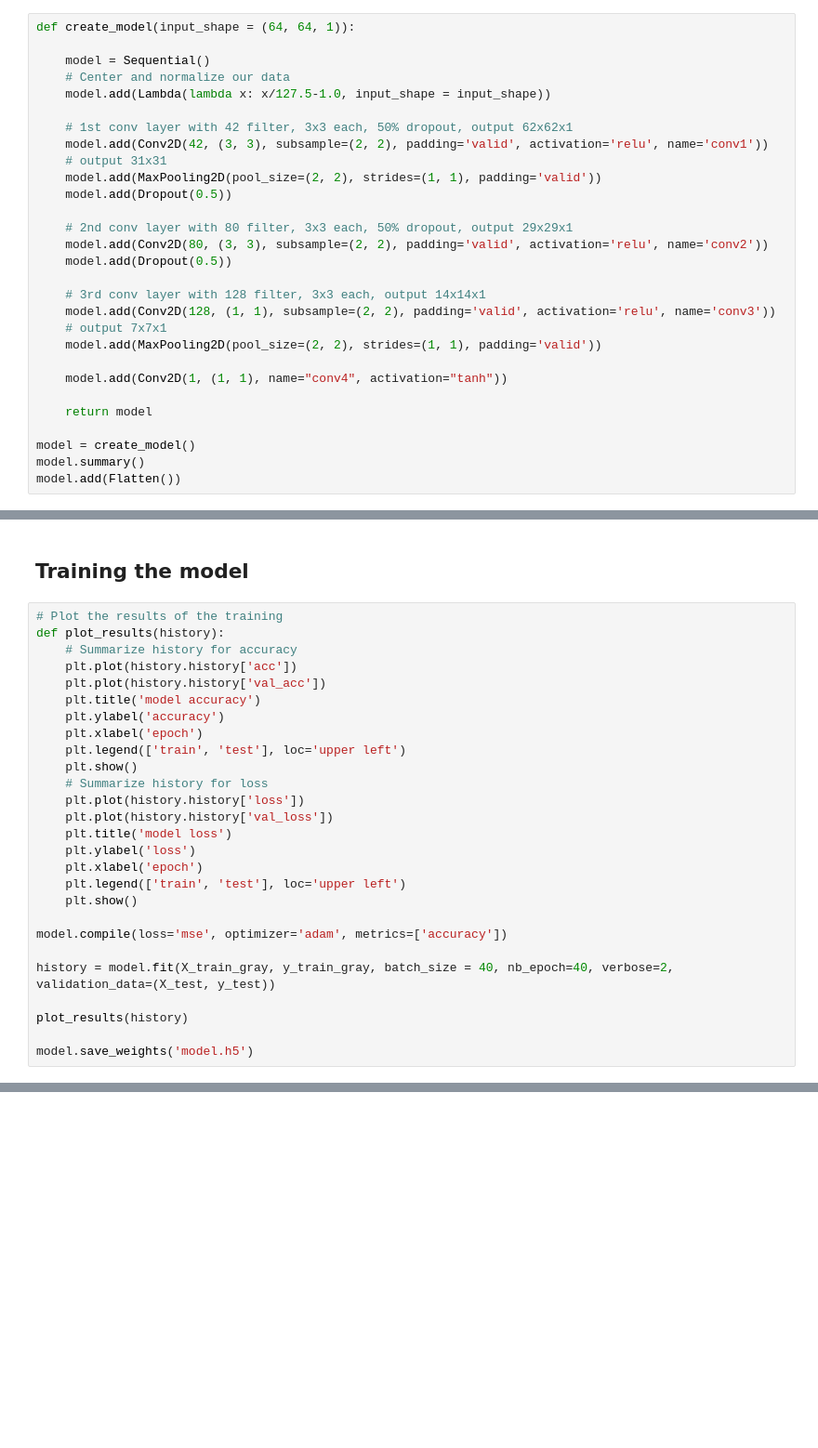
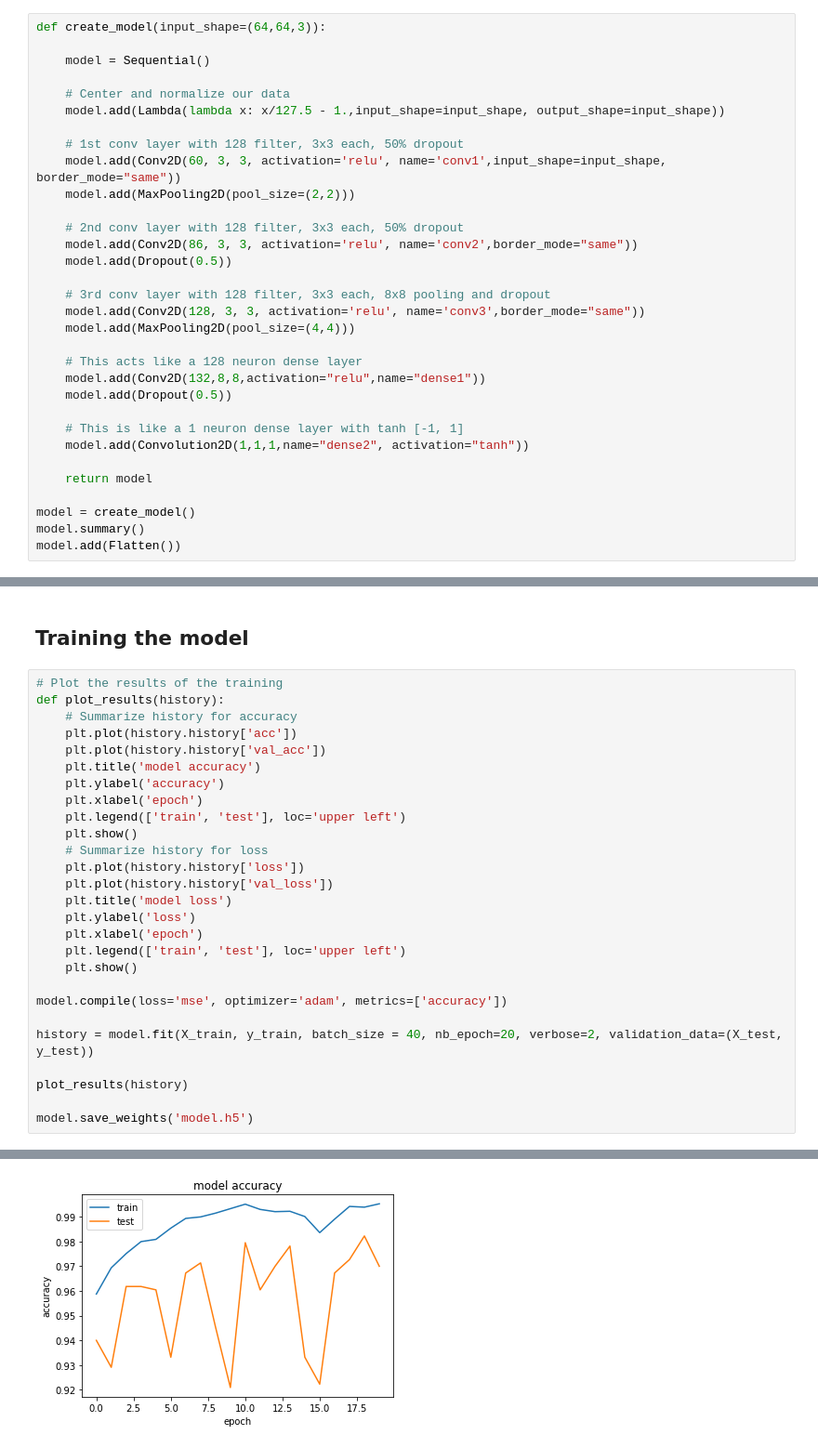
Before and after one commit to gusgad/vehicle-detection, a Jupyter notebook: vehicle_detection.ipynb, the cells around one changed output, grey strips where cells are left out. Shown at 93% size. Cells and saved outputs as stored; diff of their text form; blank space fills up the shorter version.

Commit message:
Find heat boxes, retrain the network to cut off the flatten layer

```diff
--- a/vehicle_detection.ipynb
+++ b/vehicle_detection.ipynb
@@ -134,28 +114,31 @@ NameError: name 'X_train' is not defined
 # %% [markdown]
 ## Building the CNN model
 # %%
-def create_model(input_shape = (64, 64, 1)):
+def create_model(input_shape=(64,64,3)):
 
     model = Sequential()
+
     # Center and normalize our data
-    model.add(Lambda(lambda x: x/127.5-1.0, input_shape = input_shape))
+    model.add(Lambda(lambda x: x/127.5 - 1.,input_shape=input_shape, output_shape=input_shape))
 
-    # 1st conv layer with 42 filter, 3x3 each, 50% dropout, output 62x62x1
-    model.add(Conv2D(42, (3, 3), subsample=(2, 2), padding='valid', activation='relu', name='conv1'))
-    # output 31x31
-    model.add(MaxPooling2D(pool_size=(2, 2), strides=(1, 1), padding='valid'))
+    # 1st conv layer with 128 filter, 3x3 each, 50% dropout
+    model.add(Conv2D(60, 3, 3, activation='relu', name='conv1',input_shape=input_shape, border_mode="same"))
+    model.add(MaxPooling2D(pool_size=(2,2)))
+
+    # 2nd conv layer with 128 filter, 3x3 each, 50% dropout
+    model.add(Conv2D(86, 3, 3, activation='relu', name='conv2',border_mode="same"))
     model.add(Dropout(0.5))
 
-    # 2nd conv layer with 80 filter, 3x3 each, 50% dropout, output 29x29x1
-    model.add(Conv2D(80, (3, 3), subsample=(2, 2), padding='valid', activation='relu', name='conv2'))
+    # 3rd conv layer with 128 filter, 3x3 each, 8x8 pooling and dropout
+    model.add(Conv2D(128, 3, 3, activation='relu', name='conv3',border_mode="same"))
+    model.add(MaxPooling2D(pool_size=(4,4)))
+
+    # This acts like a 128 neuron dense layer
+    model.add(Conv2D(132,8,8,activation="relu",name="dense1"))
     model.add(Dropout(0.5))
 
-    # 3rd conv layer with 128 filter, 3x3 each, output 14x14x1
-    model.add(Conv2D(128, (1, 1), subsample=(2, 2), padding='valid', activation='relu', name='conv3'))
-    # output 7x7x1
-    model.add(MaxPooling2D(pool_size=(2, 2), strides=(1, 1), padding='valid'))
-
-    model.add(Conv2D(1, (1, 1), name="conv4", activation="tanh"))
+    # This is like a 1 neuron dense layer with tanh [-1, 1]
+    model.add(Convolution2D(1,1,1,name="dense2", activation="tanh"))
 
     return model
 
@@ -204,8 +188,9 @@ def plot_results(history):
 
 model.compile(loss='mse', optimizer='adam', metrics=['accuracy'])
 
-history = model.fit(X_train_gray, y_train_gray, batch_size = 40, nb_epoch=40, verbose=2, validation_data=(X_test, y_test))
+history = model.fit(X_train, y_train, batch_size = 40, nb_epoch=20, verbose=2, validation_data=(X_test, y_test))
 
 plot_results(history)
 
 model.save_weights('model.h5')
+# %% [output]
@@ -211,0 +214 @@ model.save_weights('model.h5')
+[figure, added]
```
Also changed, not shown: parts of 12 cells of this notebook, 3 other files.
